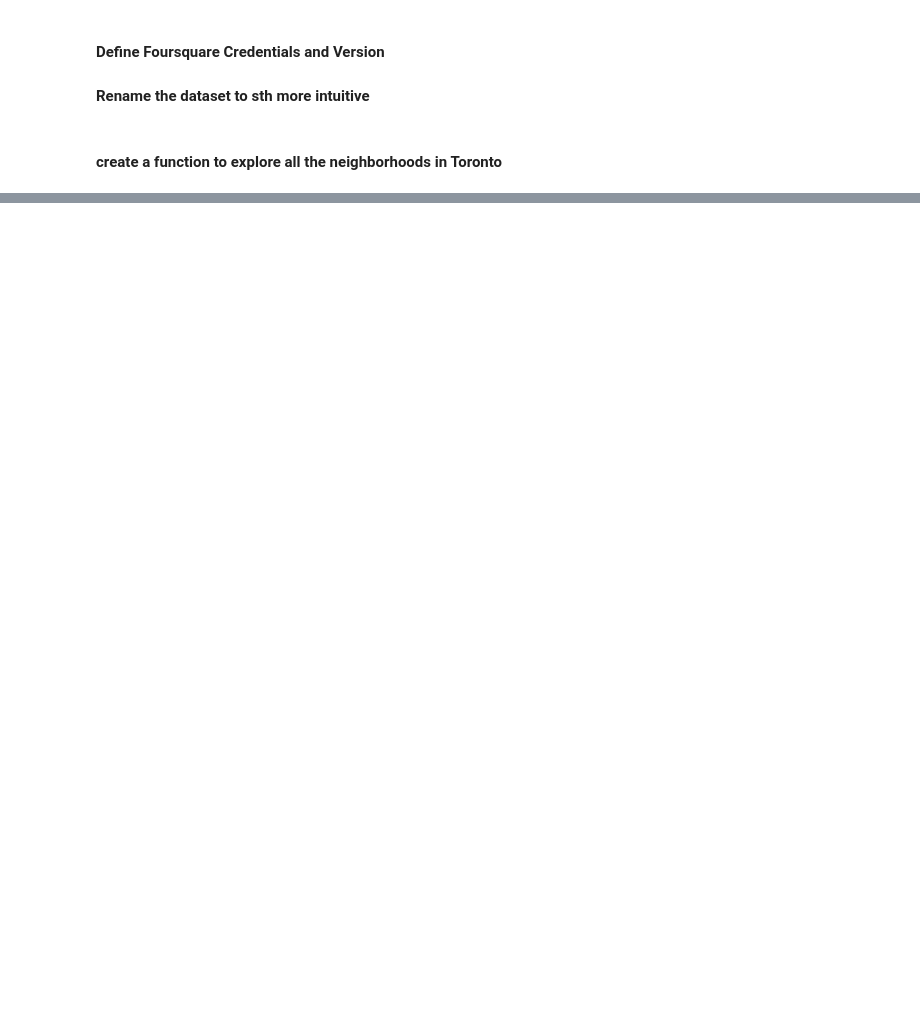
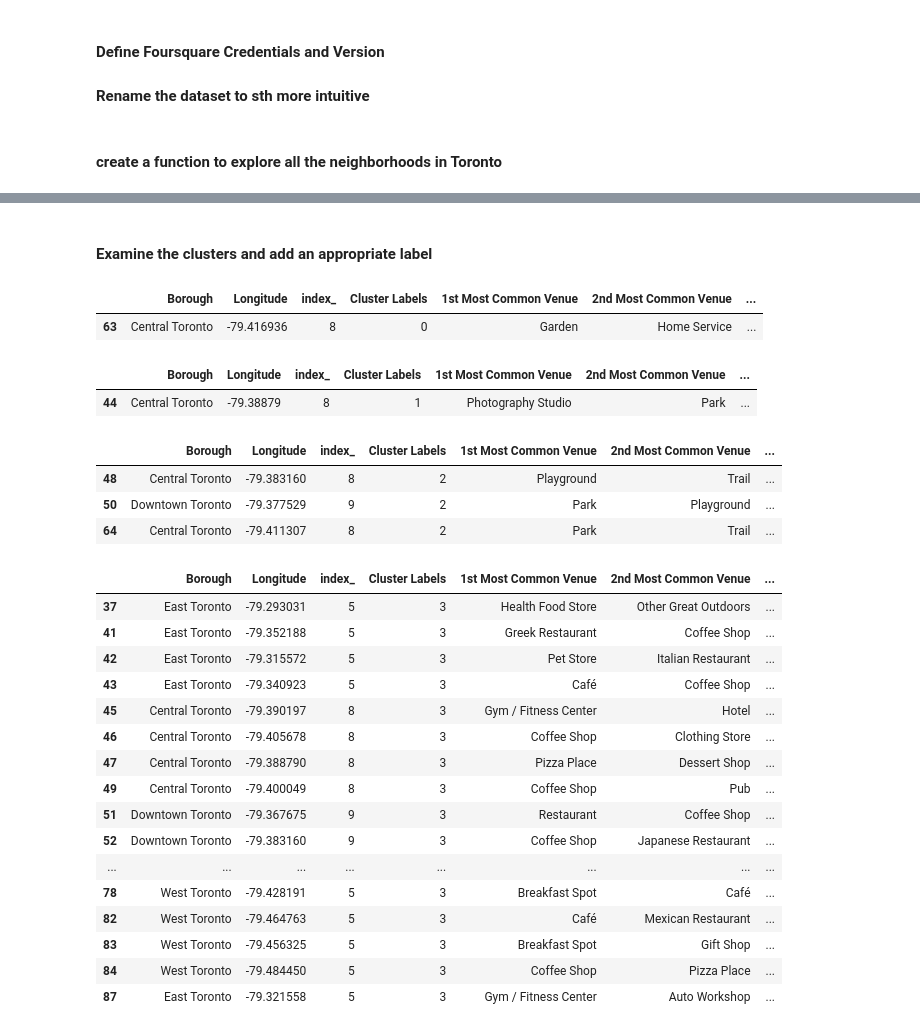
Before and after one commit to loukakisjohn/data-science-capstone-project, a Jupyter notebook: Toronto Neihborhoods Clustering.ipynb, the cells around one changed output, grey strips where cells are left out. Cells and saved outputs as stored; diff of their text form; code cells hidden in the pictures; blank space fills up the shorter version.

```diff
--- a/Toronto Neihborhoods Clustering.ipynb
+++ b/Toronto Neihborhoods Clustering.ipynb
@@ -522,0 +246,12 @@ toronto_venues_gaussian_7_clusters
+# %%
+# one hot encoding
+toronto_onehot = pd.get_dummies(toronto_venues[['Venue Category']], prefix="", prefix_sep="")
+
+# add neighborhood column back to dataframe
+toronto_onehot['Neighborhood'] = toronto_venues['Neighborhood']
+
+# move neighborhood column to the first column
+fixed_columns = [toronto_onehot.columns[-1]] + list(toronto_onehot.columns[:-1])
+toronto_onehot = toronto_onehot[fixed_columns]
+
+toronto_onehot.head()
@@ -522,0 +267,3 @@ toronto_venues_gaussian_7_clusters
+# %%
+toronto_grouped = toronto_onehot.groupby('Neighborhood').mean().reset_index()
+toronto_grouped.head()
@@ -522,0 +315,11 @@ toronto_venues_gaussian_7_clusters
+# %%
+# set number of clusters
+kclusters = 4
+
+toronto_grouped_clustering = toronto_grouped.drop('Neighborhood', 1)
+
+# run k-means clustering
+kmeans = KMeans(n_clusters=kclusters, random_state=0).fit(toronto_grouped_clustering)
+
+# check cluster labels generated for each row in the dataframe
+kmeans.labels_[0:]
@@ -522,0 +331,10 @@ toronto_venues_gaussian_7_clusters
+# %%
+# add clustering labels
+neighborhoods_venues_sorted.insert(0, 'Cluster Labels', kmeans.labels_)
+
+toronto_merged = toronto_data
+
+# merge toronto_grouped with toronto_data to add latitude/longitude for each neighborhood
+toronto_merged = toronto_merged.join(neighborhoods_venues_sorted.set_index('Neighborhood'), on='Neighborhood')
+
+toronto_merged.head() # check the last columns!
@@ -522,0 +376,43 @@ toronto_venues_gaussian_7_clusters
+# %% [markdown]
+#### Examine the clusters and add an appropriate label
+# %%
+# Cluster label: The Garden District
+toronto_merged.loc[toronto_merged['Cluster Labels'] == 0, toronto_merged.columns[[1] + list(range(5, toronto_merged.shape[1]))]]
+# %% [output]
+|  | Borough | Longitude | index_ | Cluster Labels | 1st Most Common Venue | 2nd Most Common Venue | ... |
+| 63 | Central Toronto | -79.416936 | 8 | 0 | Garden | Home Service | ... |
+# %%
+# Cluster label: Art District
+toronto_merged.loc[toronto_merged['Cluster Labels'] == 1, toronto_merged.columns[[1] + list(range(5, toronto_merged.shape[1]))]]
+# %% [output]
+|  | Borough | Longitude | index_ | Cluster Labels | 1st Most Common Venue | 2nd Most Common Venue | ... |
+| 44 | Central Toronto | -79.38879 | 8 | 1 | Photography Studio | Park | ... |
+# %%
+# Cluster label: Outdoors
+toronto_merged.loc[toronto_merged['Cluster Labels'] == 2, toronto_merged.columns[[1] + list(range(5, toronto_merged.shape[1]))]]
+# %% [output]
+|  | Borough | Longitude | index_ | Cluster Labels | 1st Most Common Venue | 2nd Most Common Venue | ... |
+| 48 | Central Toronto | -79.383160 | 8 | 2 | Playground | Trail | ... |
+| 50 | Downtown Toronto | -79.377529 | 9 | 2 | Park | Playground | ... |
+| 64 | Central Toronto | -79.411307 | 8 | 2 | Park | Trail | ... |
+# %%
+# Cluster label: General Toronto
+toronto_merged.loc[toronto_merged['Cluster Labels'] == 3, toronto_merged.columns[[1] + list(range(5, toronto_merged.shape[1]))]]
+# %% [output]
+|  | Borough | Longitude | index_ | Cluster Labels | 1st Most Common Venue | 2nd Most Common Venue | ... |
+| 37 | East Toronto | -79.293031 | 5 | 3 | Health Food Store | Other Great Outdoors | ... |
+| 41 | East Toronto | -79.352188 | 5 | 3 | Greek Restaurant | Coffee Shop | ... |
+| 42 | East Toronto | -79.315572 | 5 | 3 | Pet Store | Italian Restaurant | ... |
+| 43 | East Toronto | -79.340923 | 5 | 3 | Café | Coffee Shop | ... |
+| 45 | Central Toronto | -79.390197 | 8 | 3 | Gym / Fitness Center | Hotel | ... |
+| 46 | Central Toronto | -79.405678 | 8 | 3 | Coffee Shop | Clothing Store | ... |
+| 47 | Central Toronto | -79.388790 | 8 | 3 | Pizza Place | Dessert Shop | ... |
+| 49 | Central Toronto | -79.400049 | 8 | 3 | Coffee Shop | Pub | ... |
+| 51 | Downtown Toronto | -79.367675 | 9 | 3 | Restaurant | Coffee Shop | ... |
+| 52 | Downtown Toronto | -79.383160 | 9 | 3 | Coffee Shop | Japanese Restaurant | ... |
+| ... | ... | ... | ... | ... | ... | ... | ... |
+| 78 | West Toronto | -79.428191 | 5 | 3 | Breakfast Spot | Café | ... |
+| 82 | West Toronto | -79.464763 | 5 | 3 | Café | Mexican Restaurant | ... |
+| 83 | West Toronto | -79.456325 | 5 | 3 | Breakfast Spot | Gift Shop | ... |
+| 84 | West Toronto | -79.484450 | 5 | 3 | Coffee Shop | Pizza Place | ... |
+| 87 | East Toronto | -79.321558 | 5 | 3 | Gym / Fitness Center | Auto Workshop | ... |
```
Also changed, not shown: parts of 42 cells of this notebook.
